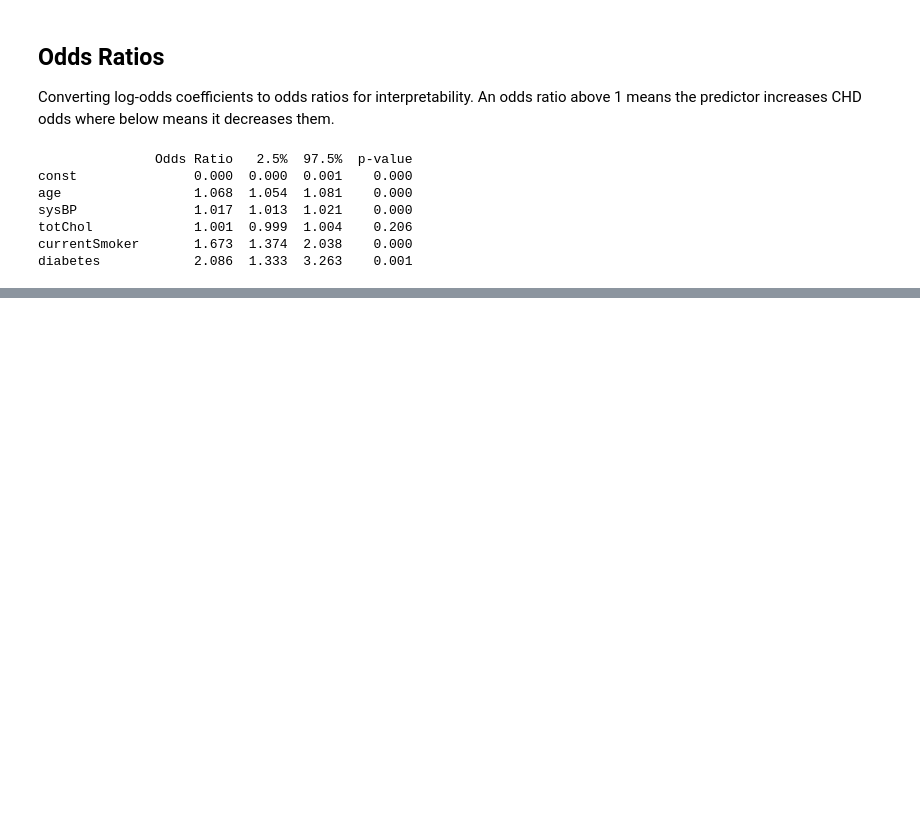
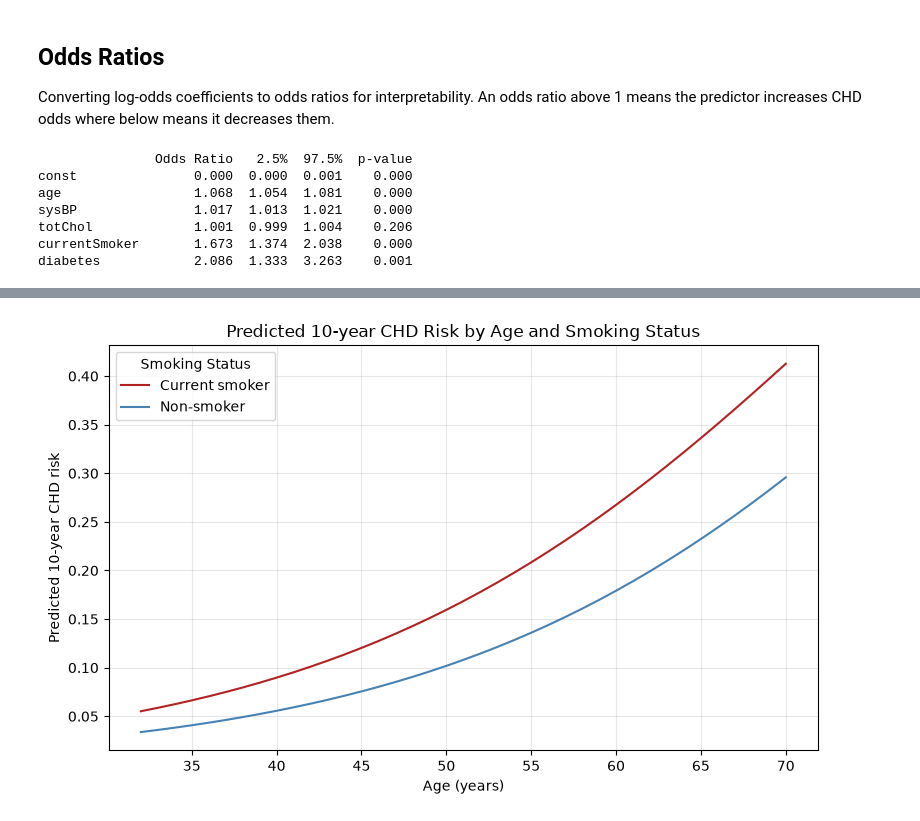
Before and after one commit to nlinares-GWU2026/lab-2-hds, a Jupyter notebook: notebooks/lab2_analysis.ipynb, the cells around one changed output, grey strips where cells are left out. Drawn from its saved outputs; the diff is of its cells as text; code cells hidden in the pictures; blank space fills up the shorter version.

```diff
--- a/notebooks/lab2_analysis.ipynb
+++ b/notebooks/lab2_analysis.ipynb
@@ -108,0 +113,36 @@ diabetes            2.086  1.333  3.263    0.001
+# %%
+# Build a range of ages to predict across, holding other predictors at representative values so the plot isolates age and smoking status
+age_range = np.arange(fram_clean['age'].min(), fram_clean['age'].max() + 1)
+mean_sysBP = fram_clean['sysBP'].mean()
+mean_totChol = fram_clean['totChol'].mean()
+
+pred_smoker = pd.DataFrame({
+    'const':1,
+    'age':age_range,
+    'sysBP':mean_sysBP,
+    'totChol':mean_totChol,
+    'currentSmoker':1,
+    'diabetes':0
+})
+
+pred_nonsmoker = pred_smoker.copy()
+pred_nonsmoker['currentSmoker'] = 0
+
+# Aligning column order to match X
+pred_smoker = pred_smoker[X.columns]
+pred_nonsmoker = pred_nonsmoker[X.columns]
+risk_smoker = model.predict(pred_smoker)
+risk_nonsmoker = model.predict(pred_nonsmoker)
+# %%
+plt.figure(figsize=(8,5))
+plt.plot(age_range, risk_smoker, label='Current smoker', color='firebrick')
+plt.plot(age_range, risk_nonsmoker, label='Non-smoker', color='steelblue')
+plt.xlabel('Age (years)')
+plt.ylabel('Predicted 10-year CHD risk')
+plt.title('Predicted 10-year CHD Risk by Age and Smoking Status')
+plt.legend(title='Smoking Status')
+plt.grid(alpha=0.3)
+plt.tight_layout()
+plt.show()
+# %% [output]
+[figure, added]
```
Also changed, not shown: parts of 3 cells of this notebook.
